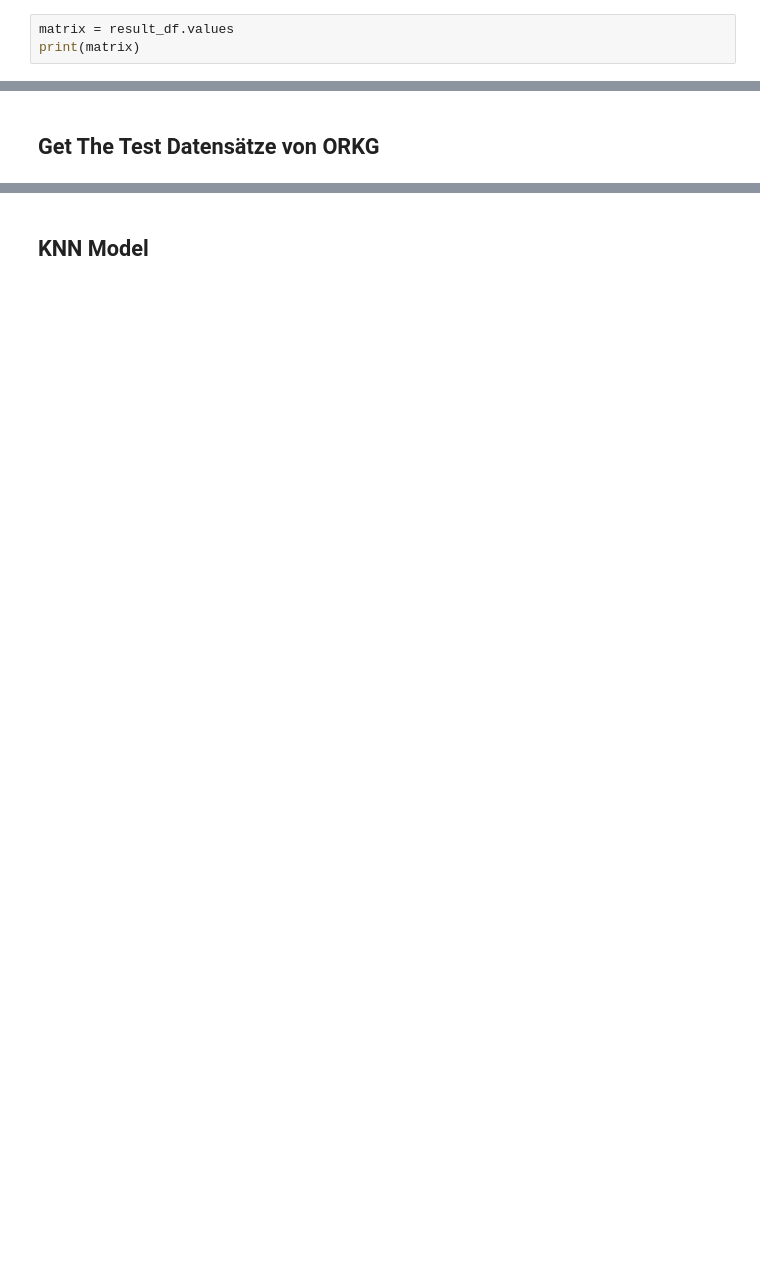
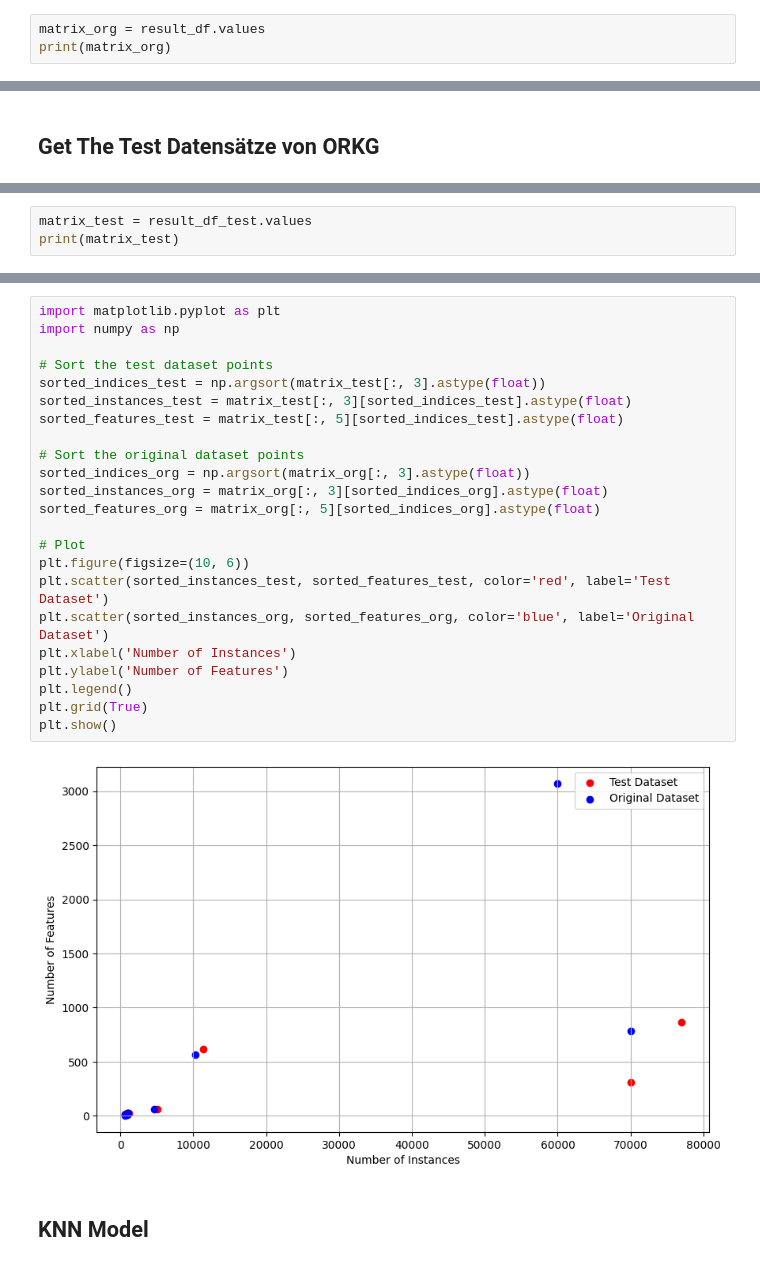
Before and after one commit to mostafatantawi/meta-features, a Jupyter notebook: KNN_model.ipynb, the cells around one changed output, grey strips where cells are left out. Drawn from its saved outputs; the diff is of its cells as text; blank space fills up the shorter version.

```diff
--- a/KNN_model.ipynb
+++ b/KNN_model.ipynb
@@ -169,8 +169,8 @@ result_df
 | mnist | 3.32 | 0.99 | 10 | 70000 | 28.30 | ... |
 | pc1 | 0.36 | 0.36 | 2 | 1109 | 2.11 | ... |
 # %%
-matrix = result_df.values
-print(matrix)
+matrix_org = result_df.values
+print(matrix_org)
 # %% [output]
 [['1.0' '3.32' '10' '60000' '0.52' '3073' 'R346055']
  ['0.97' '0.97' '2' '4601' '5.19' '58' 'R346032']
@@ -364,3 +264,6 @@ result_df_test
 | pc1 test | 0.36 | 0.36 | 2 | 1219 | 2.11 | ... |
 | spambase test | 0.97 | 0.97 | 2 | 5061 | 5.19 | ... |
 | tic-tac-toe test | 0.93 | 0.93 | 2 | 958 | nan | ... |
+# %%
+matrix_test = result_df_test.values
+print(matrix_test)
@@ -367,3 +281,28 @@ result_df_test
+# %%
+import matplotlib.pyplot as plt
+import numpy as np
+
+# Sort the test dataset points
+sorted_indices_test = np.argsort(matrix_test[:, 3].astype(float))
+sorted_instances_test = matrix_test[:, 3][sorted_indices_test].astype(float)
+sorted_features_test = matrix_test[:, 5][sorted_indices_test].astype(float)
+
+# Sort the original dataset points
+sorted_indices_org = np.argsort(matrix_org[:, 3].astype(float))
+sorted_instances_org = matrix_org[:, 3][sorted_indices_org].astype(float)
+sorted_features_org = matrix_org[:, 5][sorted_indices_org].astype(float)
+
+# Plot
+plt.figure(figsize=(10, 6))
+plt.scatter(sorted_instances_test, sorted_features_test, color='red', label='Test Dataset')
+plt.scatter(sorted_instances_org, sorted_features_org, color='blue', label='Original Dataset')
+plt.xlabel('Number of Instances')
+plt.ylabel('Number of Features')
+plt.legend()
+plt.grid(True)
+plt.show()
+# %% [output]
+[figure, added]
 # %% [markdown]
 ## **KNN Model**
 # %%
```
Also changed, not shown: parts of 7 cells of this notebook.
